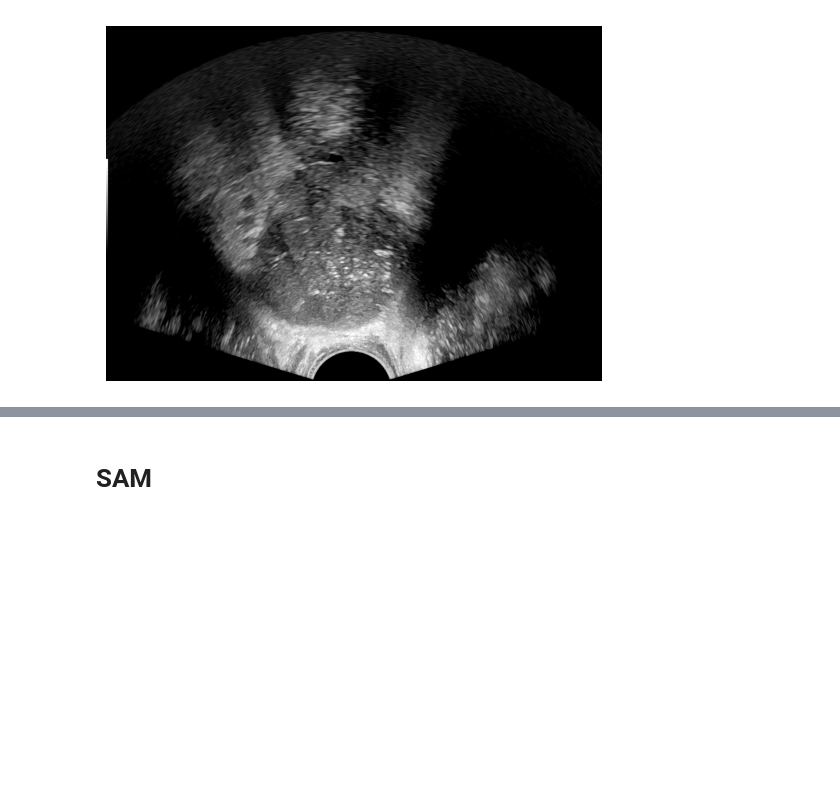
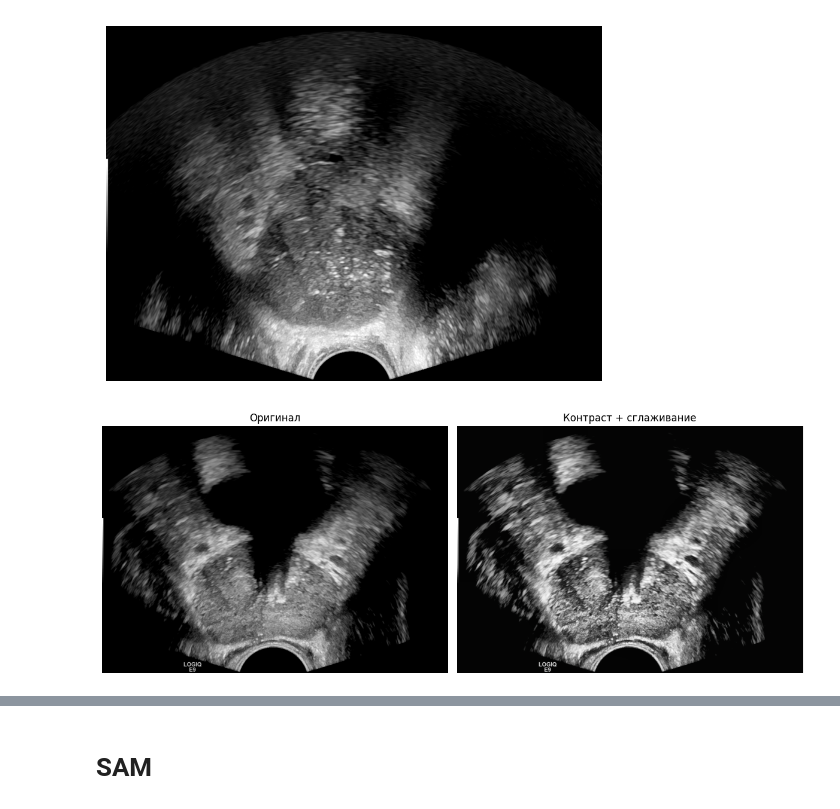
Before and after one commit to LeoPodgr/TRUZI_scan, a Jupyter notebook: data_proccessing/sam_preproccess.ipynb, the cells around one changed output, grey strips where cells are left out. Cells and saved outputs as stored; diff of their text form; code cells hidden in the pictures; blank space fills up the shorter version.

```diff
--- a/data_proccessing/sam_preproccess.ipynb
+++ b/data_proccessing/sam_preproccess.ipynb
@@ -29,3 +224,72 @@ plt.axis('off')
 plt.show()
 # %% [output]
 [figure]
+# %%
+import cv2
+import numpy as np
+import matplotlib.pyplot as plt
+
+def enhance_contrast(image_path, output_path=None, clip_limit=2.0, tile_grid_size=(8, 8),
+                     apply_blur=True, blur_kernel_size=(7, 7), show=True):
+    """
+    Повышает контрастность изображения с использованием CLAHE, применяет сглаживание и отображает результат.
+
+    Параметры:
+    - image_path (str): путь к входному изображению.
+    - output_path (str, optional): путь для сохранения результата. Если None — не сохраняется.
+    - clip_limit (float): ограничение контраста для CLAHE.
+    - tile_grid_size (tuple): размер сетки для локального выравнивания гистограммы.
+    - apply_blur (bool): применять ли гауссово сглаживание после CLAHE.
+    - blur_kernel_size (tuple): размер ядра для сглаживания.
+    - show (bool): отображать ли результат.
+
+    Возвращает:
+    - result (np.ndarray): итоговое изображение.
+    """
+
+    # Загрузка и проверка изображения
+    image = cv2.imread(image_path)
+    if image is None:
+        raise FileNotFoundError(f"Изображение не найдено: {image_path}")
+
+    # Перевод в LAB и CLAHE
+    lab = cv2.cvtColor(image, cv2.COLOR_BGR2LAB)
+    l, a, b = cv2.split(lab)
+    clahe = cv2.createCLAHE(clipLimit=clip_limit, tileGridSize=tile_grid_size)
+    l_clahe = clahe.apply(l)
+    lab_clahe = cv2.merge((l_clahe, a, b))
+    result = cv2.cvtColor(lab_clahe, cv2.COLOR_LAB2BGR)
+
+    # Применение сглаживания
+    if apply_blur:
+        result = cv2.GaussianBlur(result, blur_kernel_size, sigmaX=0)
+
+    # Сохранение
+    if output_path:
+        cv2.imwrite(output_path, result)
+
+    # Отображение
+    if show:
+        image_rgb = cv2.cvtColor(image, cv2.COLOR_BGR2RGB)
+        result_rgb = cv2.cvtColor(result, cv2.COLOR_BGR2RGB)
+
+        plt.figure(figsize=(12, 6))
+        plt.subplot(1, 2, 1)
+        plt.title("Оригинал")
+        plt.imshow(image_rgb)
+        plt.axis('off')
+
+        plt.subplot(1, 2, 2)
+        plt.title("Контраст + сглаживание")
+        plt.imshow(result_rgb)
+        plt.axis('off')
+
+        plt.tight_layout()
+        plt.show()
+
+    return result
+
+# enhance_contrast('1.png', '1_enh.png')
+img_enh = enhance_contrast('data\\images_crop\\6_10.jpg', apply_blur=False)
+# %% [output]
+[figure, added]
```
Also changed, not shown: parts of 14 cells of this notebook.
